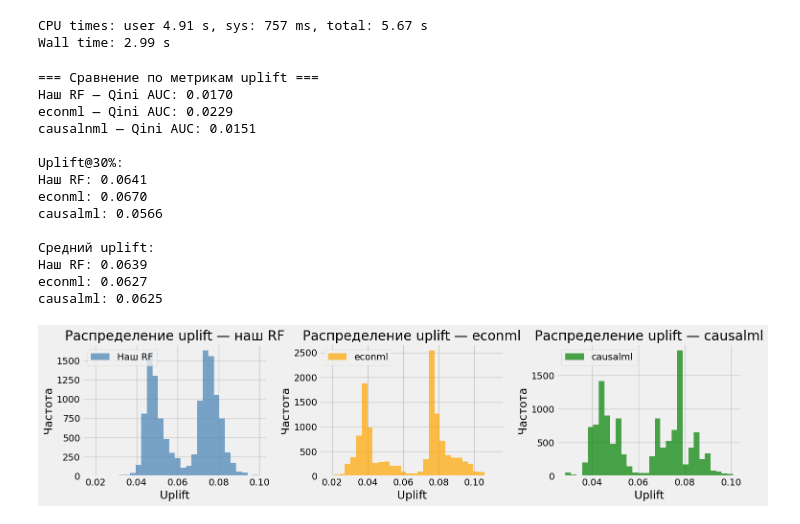
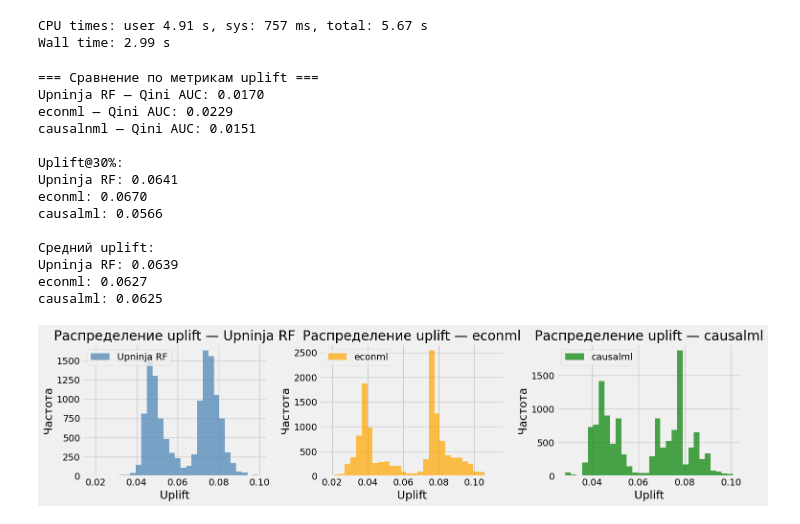
Before and after one commit to Romashka8/UpliftNinja, a Jupyter notebook: tree_benchmarks.ipynb, the cells around one changed output. Cells and saved outputs as stored; diff of their text form; code cells hidden in the pictures.

```diff
--- a/tree_benchmarks.ipynb
+++ b/tree_benchmarks.ipynb
@@ -183,61 +183,61 @@ Wall time: 2.99 s
 from sklift.metrics import qini_auc_score, uplift_at_k
 
 print("=== Сравнение по метрикам uplift ===")
-print(f"Наш RF — Qini AUC: {qini_auc_score(y_test, pred_our_rf, w_test):.4f}")
+print(f"Upninja RF — Qini AUC: {qini_auc_score(y_test, pred_our_rf, w_test):.4f}")
 print(f"econml — Qini AUC: {qini_auc_score(y_test, pred_econml_rf, w_test):.4f}")
 print(f"causalnml — Qini AUC: {qini_auc_score(y_test_np, pred_causalml.flatten(), w_test):.4f}")
 
 print(f"\nUplift@30%:")
-print(f"Наш RF: {uplift_at_k(y_test, pred_our_rf, w_test, strategy='by_group', k=0.3):.4f}")
+print(f"Upninja RF: {uplift_at_k(y_test, pred_our_rf, w_test, strategy='by_group', k=0.3):.4f}")
 print(f"econml: {uplift_at_k(y_test, pred_econml_rf, w_test, strategy='by_group', k=0.3):.4f}")
 print(f"causalml: {uplift_at_k(y_test_np, pred_causalml.flatten(), w_test, strategy='by_group', k=0.3):.4f}")
 
 print(f"\nСредний uplift:")
-print(f"Наш RF: {pred_our_rf.mean():.4f}")
+print(f"Upninja RF: {pred_our_rf.mean():.4f}")
 print(f"econml: {pred_econml_rf.mean():.4f}")
 print(f"causalml: {pred_causalml.mean():.4f}")
 # %% [output]
 === Сравнение по метрикам uplift ===
-Наш RF — Qini AUC: 0.0170
+Upninja RF — Qini AUC: 0.0170
 econml — Qini AUC: 0.0229
 causalnml — Qini AUC: 0.0151
 
 Uplift@30%:
-Наш RF: 0.0641
+Upninja RF: 0.0641
 econml: 0.0670
 causalml: 0.0566
 
 Средний uplift:
-Наш RF: 0.0639
+Upninja RF: 0.0639
 econml: 0.0627
 causalml: 0.0625
 # %%
 import matplotlib.pyplot as plt
 
 plt.figure(figsize=(15, 4))
 
 plt.subplot(1, 3, 1)
-plt.hist(pred_our_rf, bins=30, alpha=0.7, color='steelblue', label='Наш RF')
-plt.title('Распределение uplift — наш RF')
+plt.hist(pred_our_rf, bins=30, alpha=0.7, color='steelblue', label='Upninja RF')
+plt.title('Распределение uplift — Upninja RF')
 plt.xlabel('Uplift')
 plt.ylabel('Частота')
 plt.legend()
 
 plt.subplot(1, 3, 2)
 plt.hist(pred_econml_rf, bins=30, alpha=0.7, color='orange', label='econml')
 plt.title('Распределение uplift — econml')
 plt.xlabel('Uplift')
 plt.ylabel('Частота')
 plt.legend()
 
 plt.subplot(1, 3, 3)
 plt.hist(pred_causalml, bins=30, alpha=0.7, color='green', label='causalml')
 plt.title('Распределение uplift — causalml')
 plt.xlabel('Uplift')
 plt.ylabel('Частота')
 plt.legend()
 
 plt.tight_layout()
 plt.show()
 # %% [output]
-[figure, old version]
+[figure, new version]
```
